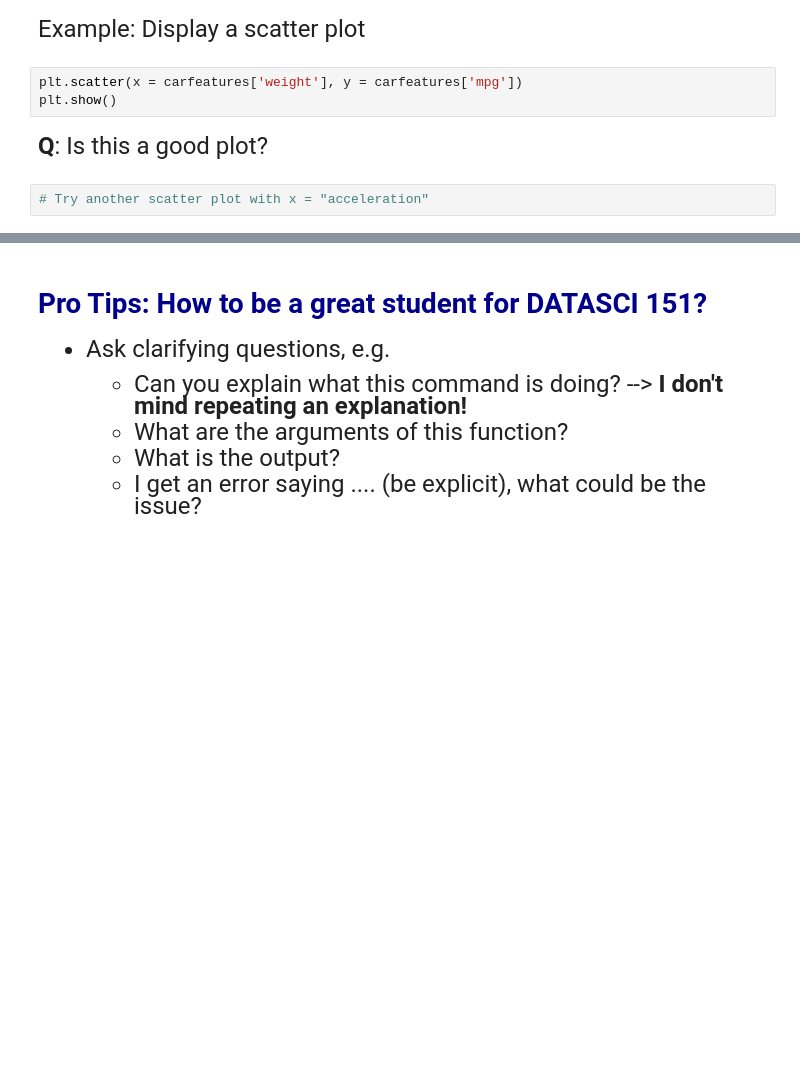
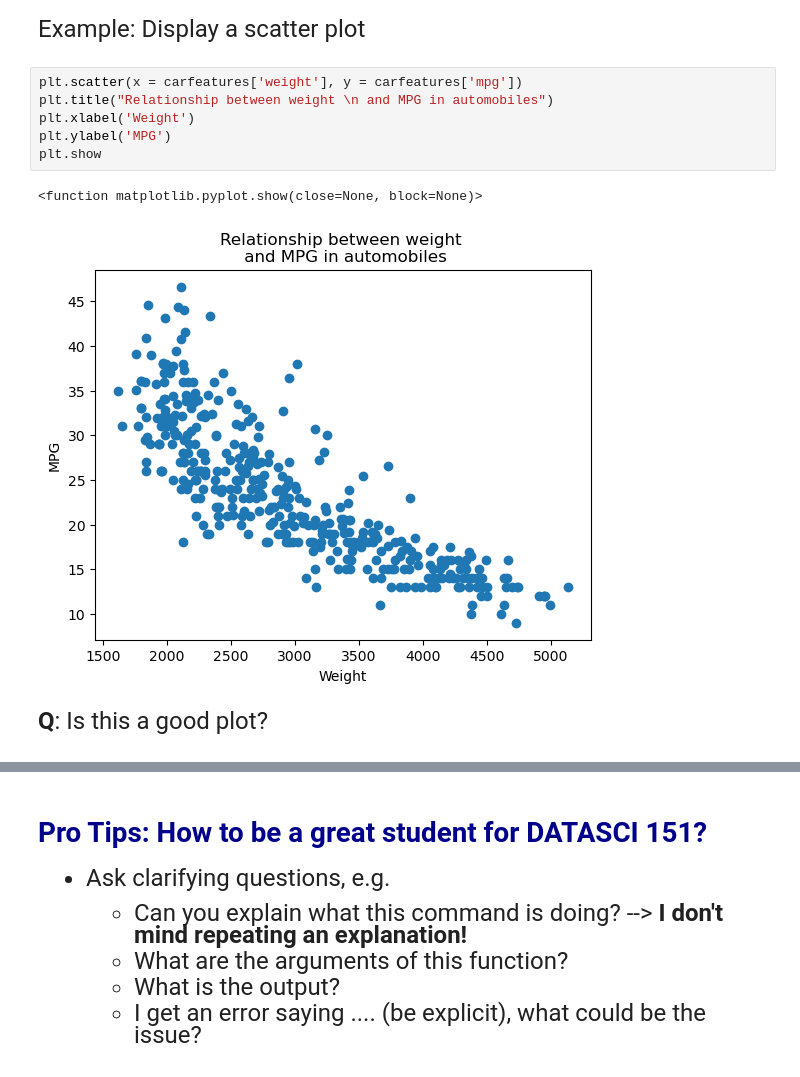
Before and after one commit to bcamargo1/datasci151spring2026, a Jupyter notebook: lecture_02/lecture_02 copy.ipynb, the cells around one changed output, grey strips where cells are left out. Cells and saved outputs as stored; diff of their text form; blank space fills up the shorter version.

```diff
--- a/lecture_02/lecture_02 copy.ipynb
+++ b/lecture_02/lecture_02 copy.ipynb
@@ -384,10 +386,14 @@ display(carfeatures.describe(percentiles=[0.33, 0.66]))
 Example: Display a scatter plot
 # %%
 plt.scatter(x = carfeatures['weight'], y = carfeatures['mpg'])
-plt.show()
+plt.title("Relationship between weight \n and MPG in automobiles")
+plt.xlabel('Weight')
+plt.ylabel('MPG')
+plt.show
+# %% [output]
+<function matplotlib.pyplot.show(close=None, block=None)>
+[figure, added]
 # %% [markdown]
 <font size = "5">
 
 **Q**: Is this a good plot?
-# %%
-# Try another scatter plot with x = "acceleration"
```
Also changed, not shown: parts of 2 cells of this notebook, 1 other file.
